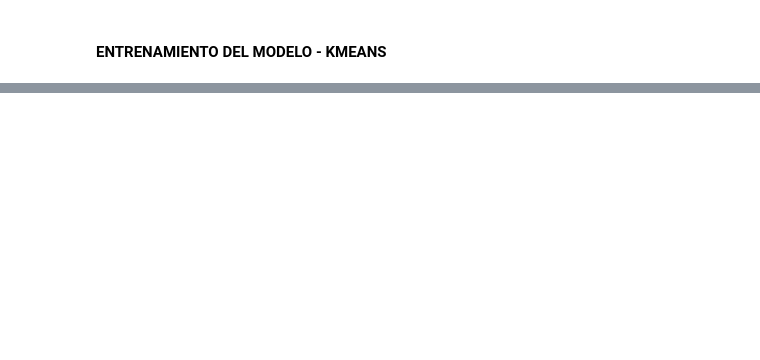
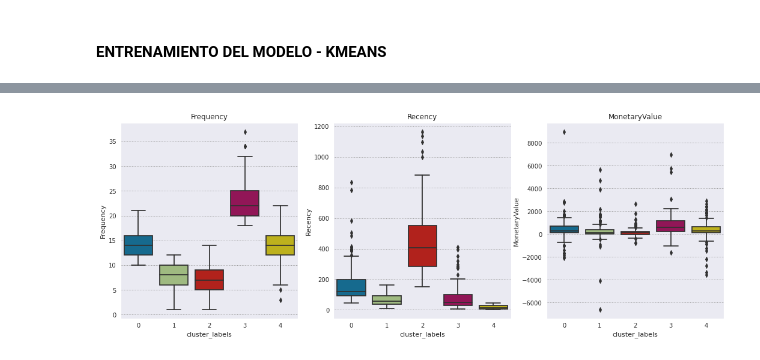
Before and after one commit to PabloJRW/super_store_projects, a Jupyter notebook: notebooks/2.1 KMeans.ipynb, the cells around one changed output, grey strips where cells are left out. Cells and saved outputs as stored; diff of their text form; code cells hidden in the pictures; blank space fills up the shorter version.

```diff
--- a/notebooks/2.1 KMeans.ipynb
+++ b/notebooks/2.1 KMeans.ipynb
@@ -164,0 +165,9 @@ fig.show()
+# %%
+fig, ax = plt.subplots(1,3, figsize=(18,6))
+for i, feat in enumerate(['Frequency','Recency','MonetaryValue']):
+    sns.boxplot(x='cluster_labels', y=feat, data=data,ax=ax[i])
+    ax[i].set_title(feat)
+plt.savefig(os.path.join('..','img','kmeans_clusters_boxplots_dist.png'))
+plt.show()
+# %% [output]
+[figure, added]
```
Also changed, not shown: parts of 5 cells of this notebook, 14 other files.
